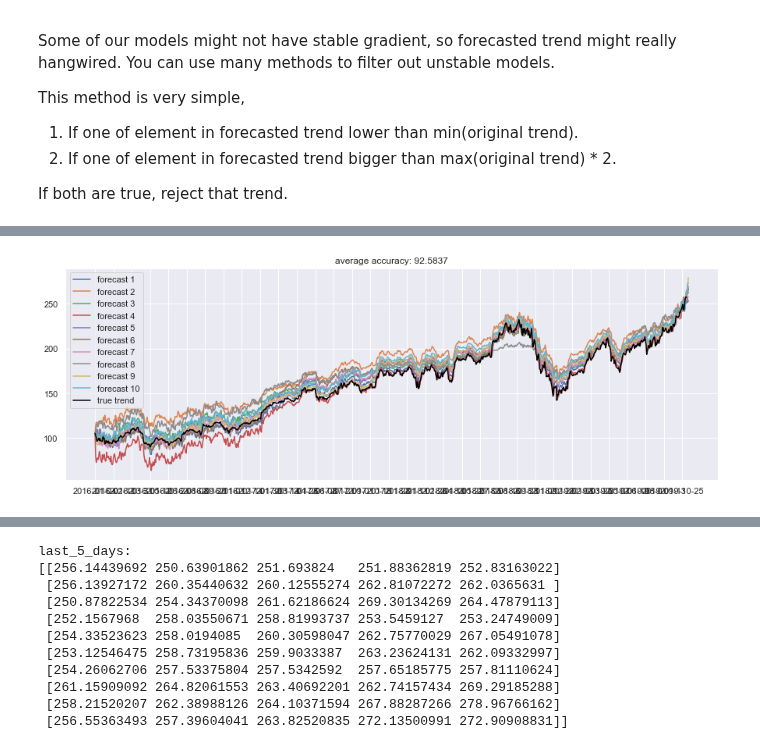
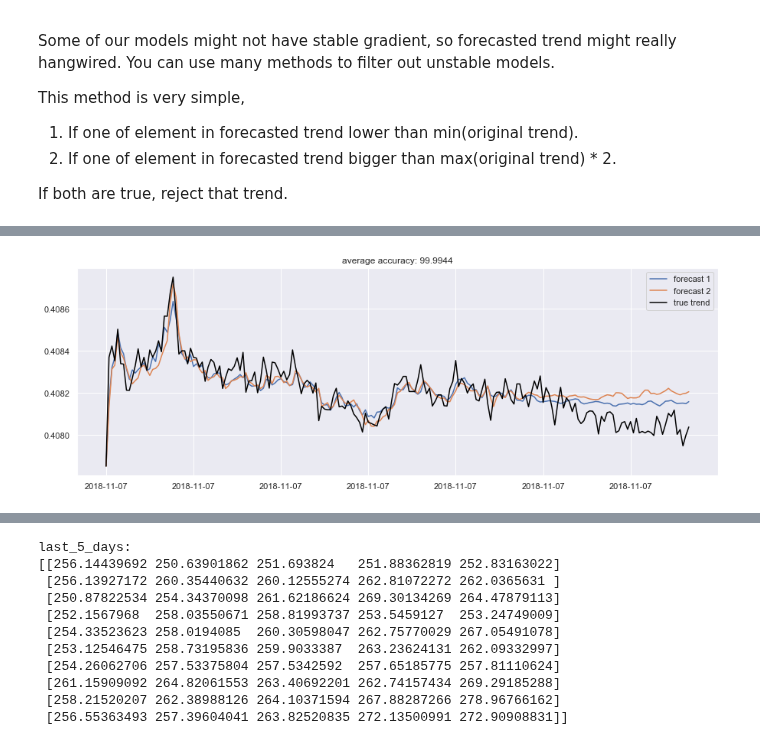
Before and after one commit to yingchen0505/stock_forecast, a Jupyter notebook: deep-learning/futures_ratio_forecast.ipynb, the cells around one changed output, grey strips where cells are left out. Cells and saved outputs as stored; diff of their text form; code cells hidden in the pictures.

Commit message:
adapted test size to take from original

```diff
--- a/deep-learning/futures_ratio_forecast.ipynb
+++ b/deep-learning/futures_ratio_forecast.ipynb
@@ -29,6 +32,8 @@ df.head()
 # %%
-minmax = MinMaxScaler().fit(df.loc[:, 'HCHI'].astype('float32').values.reshape(-1, 1)) # select HCHI ratio column
-df_log = minmax.transform(df.loc[:, 'HCHI'].astype('float32').values.reshape(-1, 1)) # select HCHI ratio column
+minmax = MinMaxScaler().fit(df.loc[:DATASET_SIZE - TEST_SIZE - 1, 'HCHI'].astype('float32').values.reshape(-1, 1)) # select HCHI ratio column
+df_log = minmax.transform(df.loc[:DATASET_SIZE - TEST_SIZE - 1, 'HCHI'].astype('float32').values.reshape(-1, 1)) # select HCHI ratio column
 df_log = pd.DataFrame(df_log)
 df_log.head()
+df_log.shape
+# df.shape
 # %% [output]
@@ -47,13 +47,13 @@ I want to forecast 30 days ahead! So just change `test_size` to forecast `t + N`
 
 Also, I want to simulate 10 times, 10 variances of forecasted patterns. Just change `simulation_size`.
 # %%
-simulation_size = 10
+simulation_size = 2
 num_layers = 1
 size_layer = 128
 timestamp = 5
 epoch = 300
 dropout_rate = 0.8
-test_size = 5
+test_size = TEST_SIZE
 learning_rate = 0.01
 
 df_train = df_log
@@ -110,11 +110,11 @@ def anchor(signal, weight):
         last = smoothed_val
     return buffer
 # %%
-# from tensorflow.python.framework import ops
+from tensorflow.python.framework import ops
 
 def forecast():
-#     ops.reset_default_graph()
-    tf.reset_default_graph()
+    ops.reset_default_graph()
+#     tf.reset_default_graph()
     modelnn = Model(
         learning_rate, num_layers, df_log.shape[1], size_layer, df_log.shape[1], dropout_rate
     )
@@ -243,8 +227,8 @@ If both are true, reject that trend.
 # %%
 accepted_results = []
 for r in results:
-    if (np.array(r[-test_size:]) < np.min(df['Close'])).sum() == 0 and \
-    (np.array(r[-test_size:]) > np.max(df['Close']) * 2).sum() == 0:
+    if (np.array(r[-test_size:]) < np.min(df['HCHI'])).sum() == 0 and \
+    (np.array(r[-test_size:]) > np.max(df['HCHI']) * 2).sum() == 0:
         accepted_results.append(r)
 len(accepted_results)
 # %% [output]
@@ -252,19 +261,19 @@ len(accepted_results)
 # %%
-accuracies = [calculate_accuracy(df['Close'].values, r[:-test_size]) for r in accepted_results]
+accuracies = [calculate_accuracy(df['HCHI'].values, r[:]) for r in accepted_results]
 
 plt.figure(figsize = (15, 5))
 for no, r in enumerate(accepted_results):
     plt.plot(r, label = 'forecast %d'%(no + 1))
-plt.plot(df['Close'], label = 'true trend', c = 'black')
+plt.plot(df['HCHI'], label = 'true trend', c = 'black')
 plt.legend()
 plt.title('average accuracy: %.4f'%(np.mean(accuracies)))
 
 x_range_future = np.arange(len(results[0]))
 plt.xticks(x_range_future[::30], date_ori[::30])
 
 plt.show()
 # %% [output]
-[figure, old version]
+[figure, new version]
 # %%
 accepted_results_arr = np.array(accepted_results)
 print(accepted_results_arr[:, -3:])
```
Also changed, not shown: parts of 11 cells of this notebook, 1 other file.
